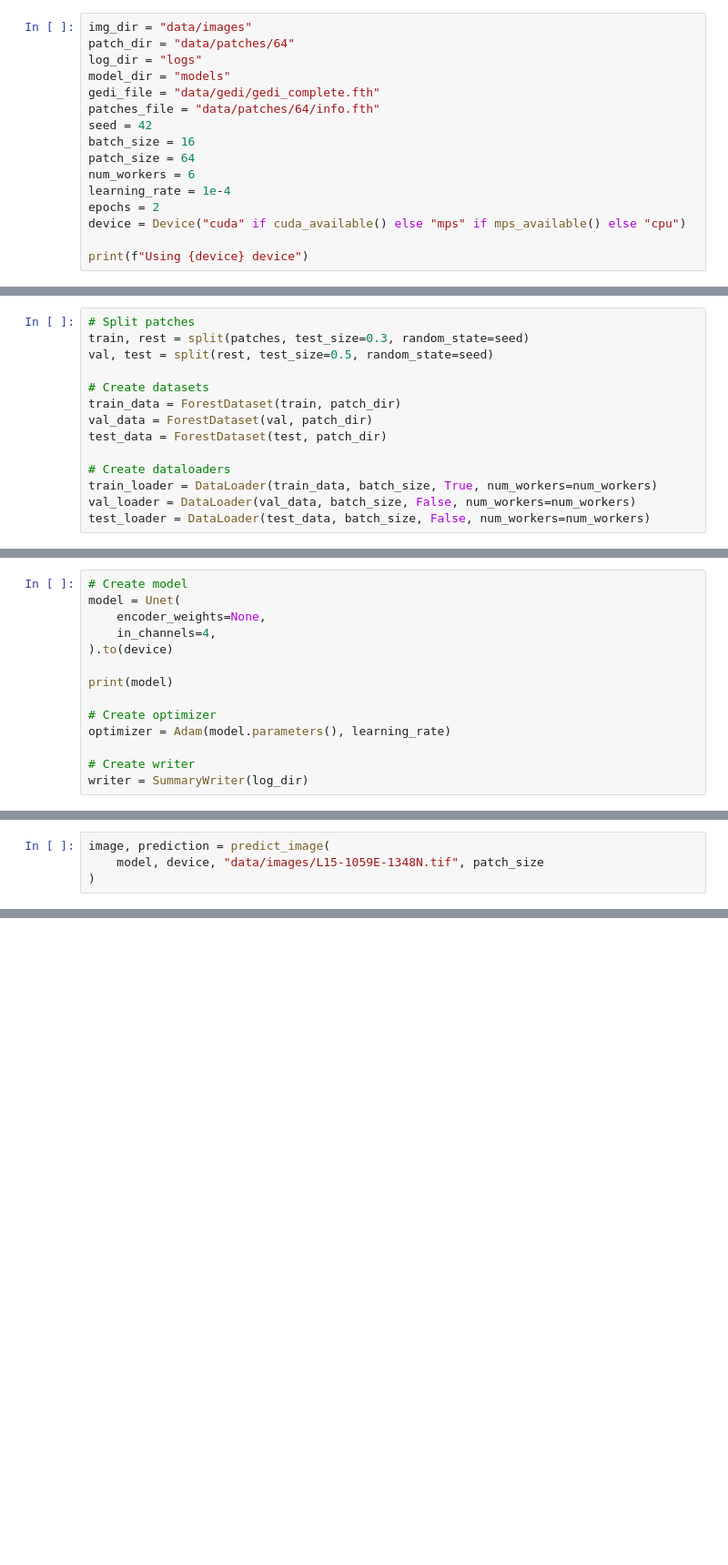
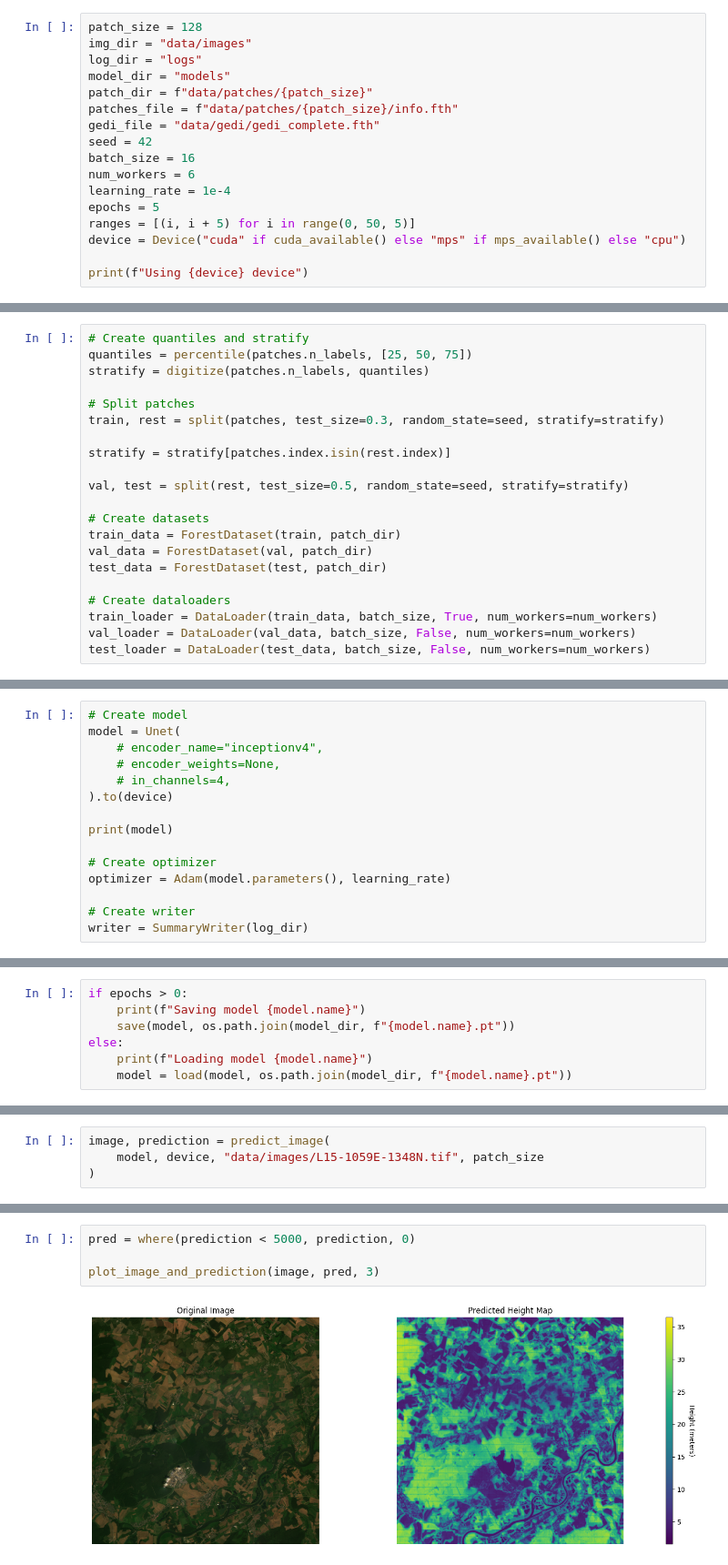
Before and after one commit to ematala/tree-heights-germany, a Jupyter notebook: tree-heights-germany.ipynb, the cells around one changed output, grey strips where cells are left out. Shown at 91% size. Cells and saved outputs as stored; diff of their text form; blank space fills up the shorter version.

Commit message:
add stratified splits

```diff
--- a/tree-heights-germany.ipynb
+++ b/tree-heights-germany.ipynb
@@ -24,18 +27,19 @@ from src.utils.preprocessing import Preprocessor
 # %% [markdown]
 # Global parameters
 # %%
+patch_size = 128
 img_dir = "data/images"
-patch_dir = "data/patches/64"
 log_dir = "logs"
 model_dir = "models"
+patch_dir = f"data/patches/{patch_size}"
+patches_file = f"data/patches/{patch_size}/info.fth"
 gedi_file = "data/gedi/gedi_complete.fth"
-patches_file = "data/patches/64/info.fth"
 seed = 42
 batch_size = 16
-patch_size = 64
 num_workers = 6
 learning_rate = 1e-4
-epochs = 2
+epochs = 5
+ranges = [(i, i + 5) for i in range(0, 50, 5)]
 device = Device("cuda" if cuda_available() else "mps" if mps_available() else "cpu")
 
 print(f"Using {device} device")
@@ -63,9 +67,16 @@ Total number of patches: 50712
 # %% [markdown]
 ## Create datasets & dataloader
 # %%
+# Create quantiles and stratify
+quantiles = percentile(patches.n_labels, [25, 50, 75])
+stratify = digitize(patches.n_labels, quantiles)
+
 # Split patches
-train, rest = split(patches, test_size=0.3, random_state=seed)
-val, test = split(rest, test_size=0.5, random_state=seed)
+train, rest = split(patches, test_size=0.3, random_state=seed, stratify=stratify)
+
+stratify = stratify[patches.index.isin(rest.index)]
+
+val, test = split(rest, test_size=0.5, random_state=seed, stratify=stratify)
 
 # Create datasets
 train_data = ForestDataset(train, patch_dir)
@@ -83,8 +94,9 @@ test_loader = DataLoader(test_data, batch_size, False, num_workers=num_workers)
 # %%
 # Create model
 model = Unet(
-    encoder_weights=None,
-    in_channels=4,
+    # encoder_name="inceptionv4",
+    # encoder_weights=None,
+    # in_channels=4,
 ).to(device)
 
 print(model)
@@ -144,0 +151,7 @@ model = load(model, os.path.join(model_dir, f"{model.name}.pt"))
+# %%
+if epochs > 0:
+    print(f"Saving model {model.name}")
+    save(model, os.path.join(model_dir, f"{model.name}.pt"))
+else:
+    print(f"Loading model {model.name}")
+    model = load(model, os.path.join(model_dir, f"{model.name}.pt"))
@@ -154,0 +166,6 @@ plot_image_and_prediction(image, prediction, 3)
+# %%
+pred = where(prediction < 5000, prediction, 0)
+
+plot_image_and_prediction(image, pred, 3)
+# %% [output]
+[figure, added]
```
Also changed, not shown: parts of 10 cells of this notebook, 2 other files.
